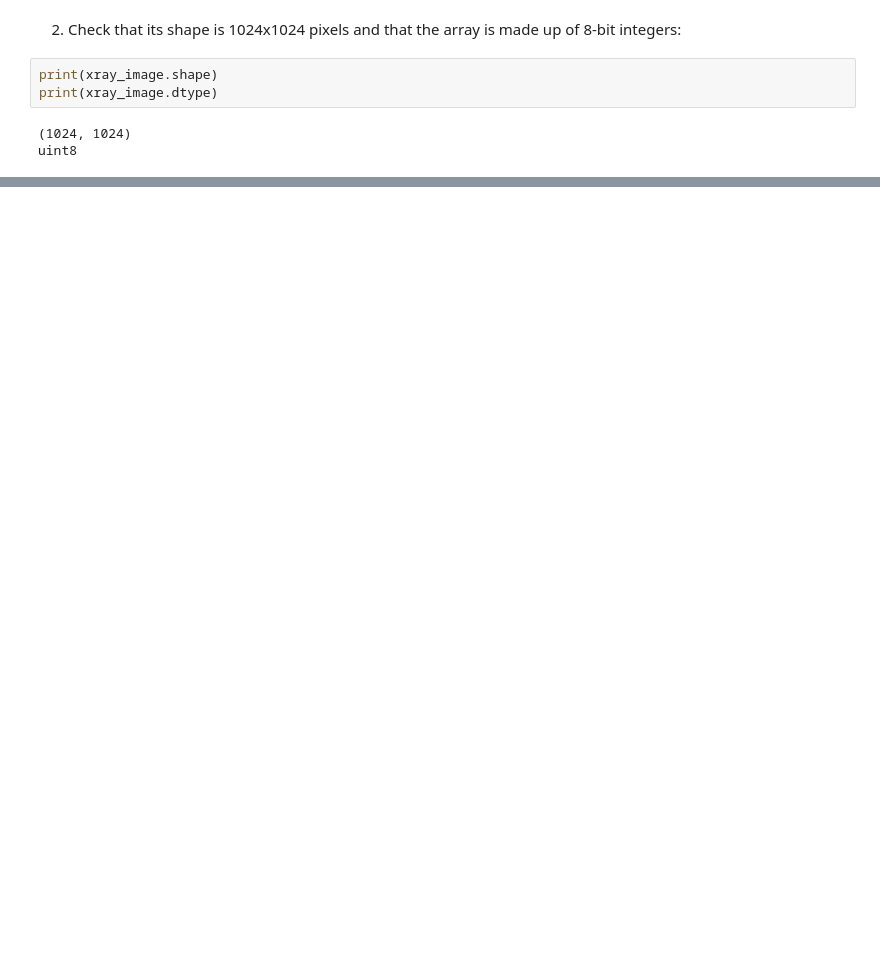
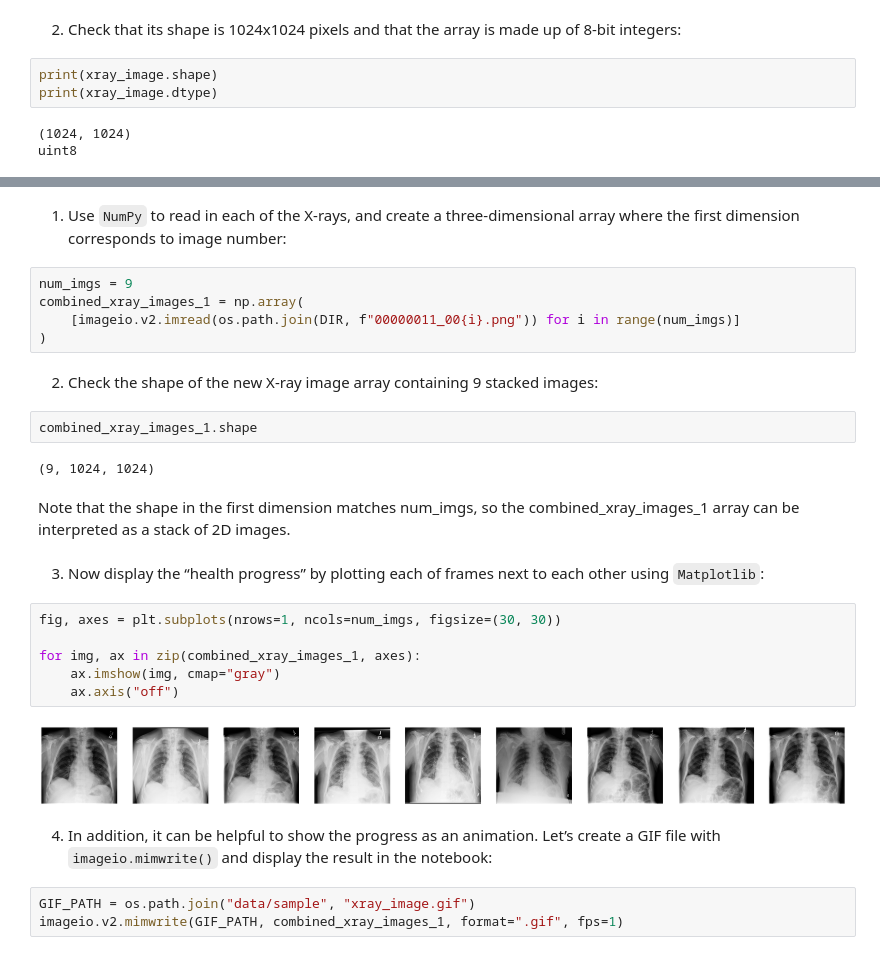
Before and after one commit to rifatrakib/practical-numpy, a Jupyter notebook: xray-detector.ipynb, the cells around one changed output, grey strips where cells are left out. Saved outputs shown, nothing was run; the diff lists cells and outputs as text; blank space fills up the shorter version.

```diff
--- a/xray-detector.ipynb
+++ b/xray-detector.ipynb
@@ -57,0 +72,30 @@ uint8
+# %% [markdown]
+1. Use `NumPy` to read in each of the X-rays, and create a three-dimensional array where the first dimension corresponds to image number:
+# %%
+num_imgs = 9
+combined_xray_images_1 = np.array(
+    [imageio.v2.imread(os.path.join(DIR, f"00000011_00{i}.png")) for i in range(num_imgs)]
+)
+# %% [markdown]
+2. Check the shape of the new X-ray image array containing 9 stacked images:
+# %%
+combined_xray_images_1.shape
+# %% [output]
+(9, 1024, 1024)
+# %% [markdown]
+Note that the shape in the first dimension matches num_imgs, so the combined_xray_images_1 array can be interpreted as a stack of 2D images.
+# %% [markdown]
+3. Now display the “health progress” by plotting each of frames next to each other using `Matplotlib`:
+# %%
+fig, axes = plt.subplots(nrows=1, ncols=num_imgs, figsize=(30, 30))
+
+for img, ax in zip(combined_xray_images_1, axes):
+    ax.imshow(img, cmap="gray")
+    ax.axis("off")
+# %% [output]
+[figure, added]
+# %% [markdown]
+4. In addition, it can be helpful to show the progress as an animation. Let’s create a GIF file with `imageio.mimwrite()` and display the result in the notebook:
+# %%
+GIF_PATH = os.path.join("data/sample", "xray_image.gif")
+imageio.v2.mimwrite(GIF_PATH, combined_xray_images_1, format=".gif", fps=1)
```
Also changed, not shown: parts of 5 cells of this notebook, 1 other file.
